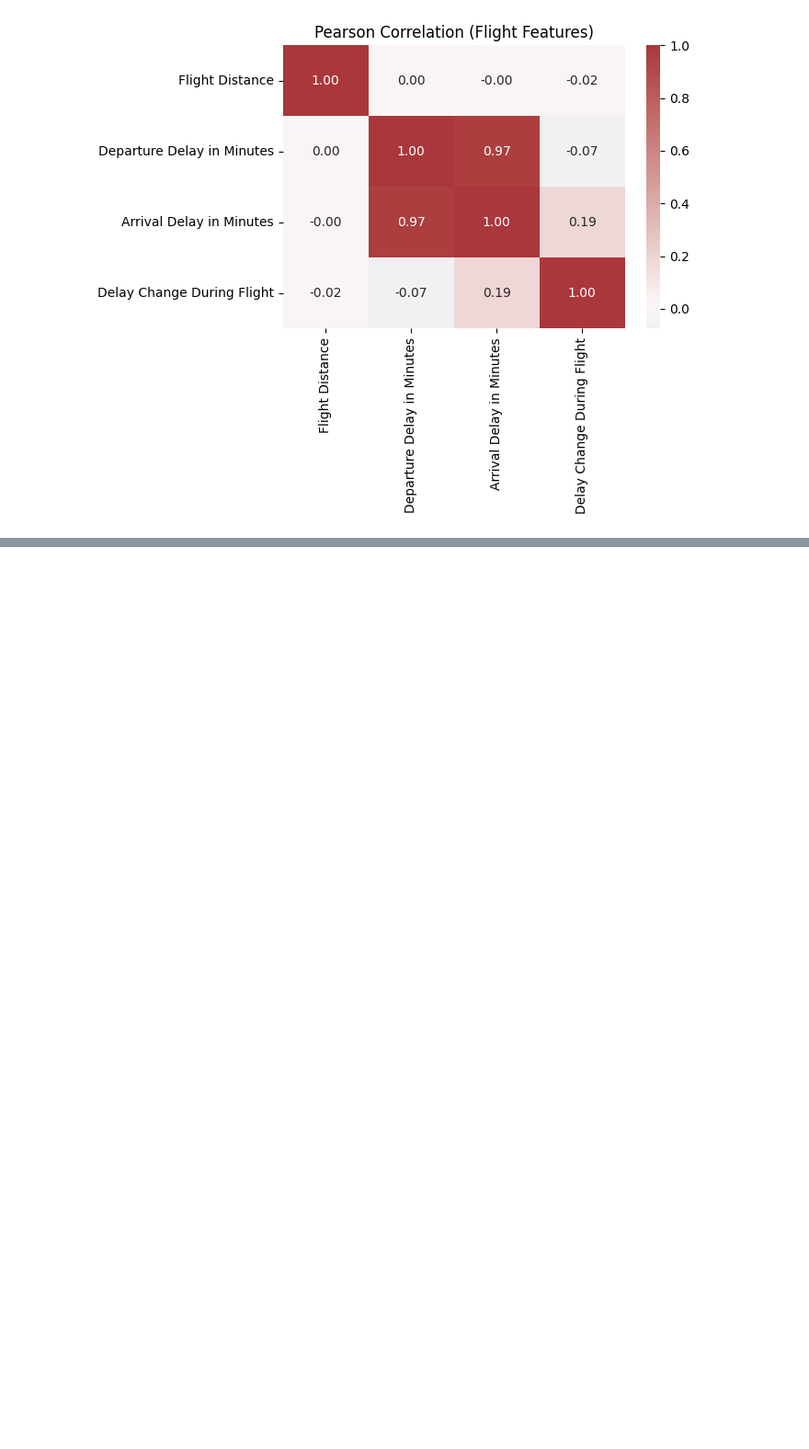
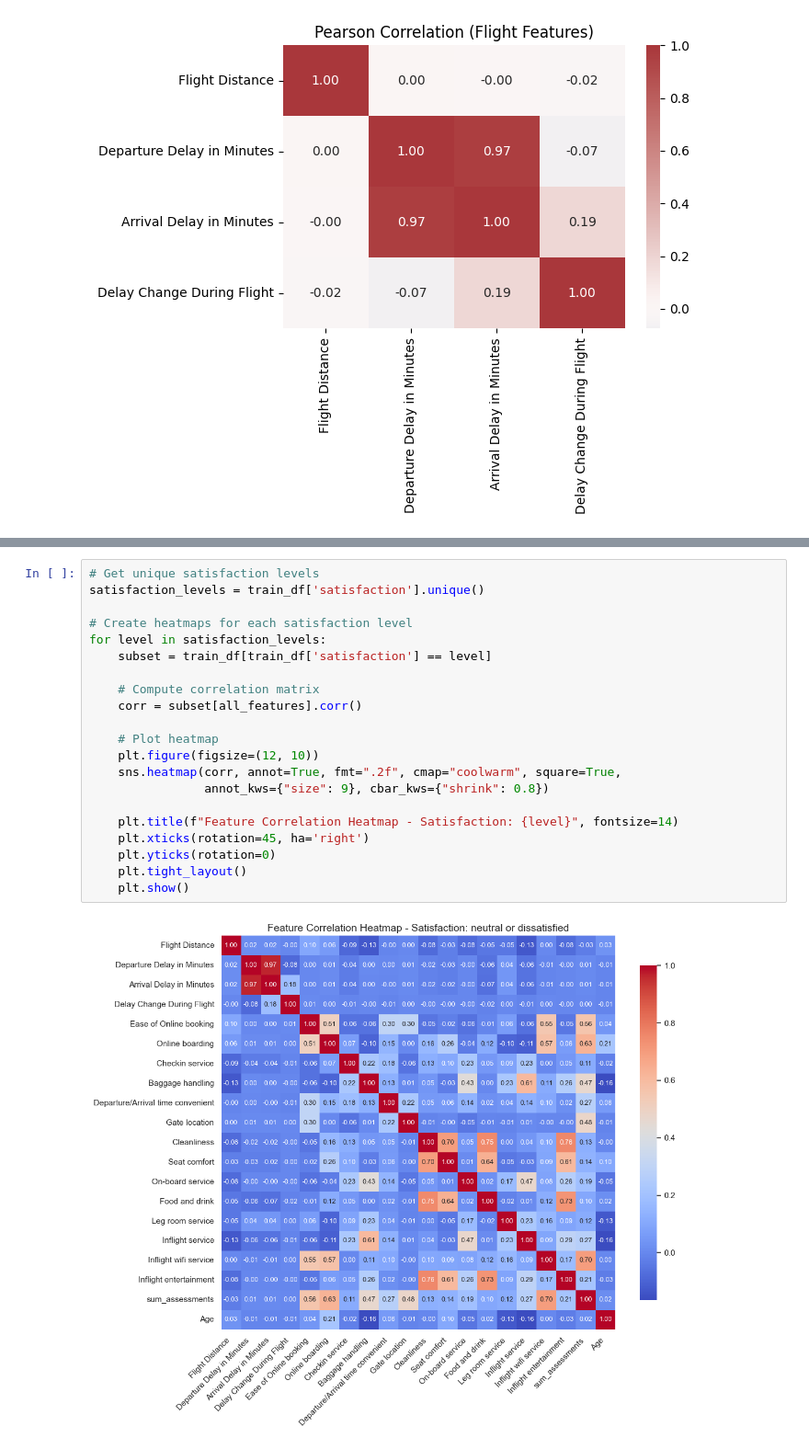
Before and after one commit to qslia/kaggle_Practice, a Jupyter notebook: python/1.ipynb, the cells around one changed output, grey strips where cells are left out. Shown at 92% size. Drawn from its saved outputs; the diff is of its cells as text; blank space fills up the shorter version.

```diff
--- a/python/1.ipynb
+++ b/python/1.ipynb
@@ -175,0 +284,23 @@ plt.show()
+# %%
+# Get unique satisfaction levels
+satisfaction_levels = train_df['satisfaction'].unique()
+
+# Create heatmaps for each satisfaction level
+for level in satisfaction_levels:
+    subset = train_df[train_df['satisfaction'] == level]
+
+    # Compute correlation matrix
+    corr = subset[all_features].corr()
+
+    # Plot heatmap
+    plt.figure(figsize=(12, 10))
+    sns.heatmap(corr, annot=True, fmt=".2f", cmap="coolwarm", square=True,
+                annot_kws={"size": 9}, cbar_kws={"shrink": 0.8})
+
+    plt.title(f"Feature Correlation Heatmap - Satisfaction: {level}", fontsize=14)
+    plt.xticks(rotation=45, ha='right')
+    plt.yticks(rotation=0)
+    plt.tight_layout()
+    plt.show()
+# %% [output]
+[figure, added]
```
Also changed, not shown: parts of 5 cells of this notebook, 1 other file.
